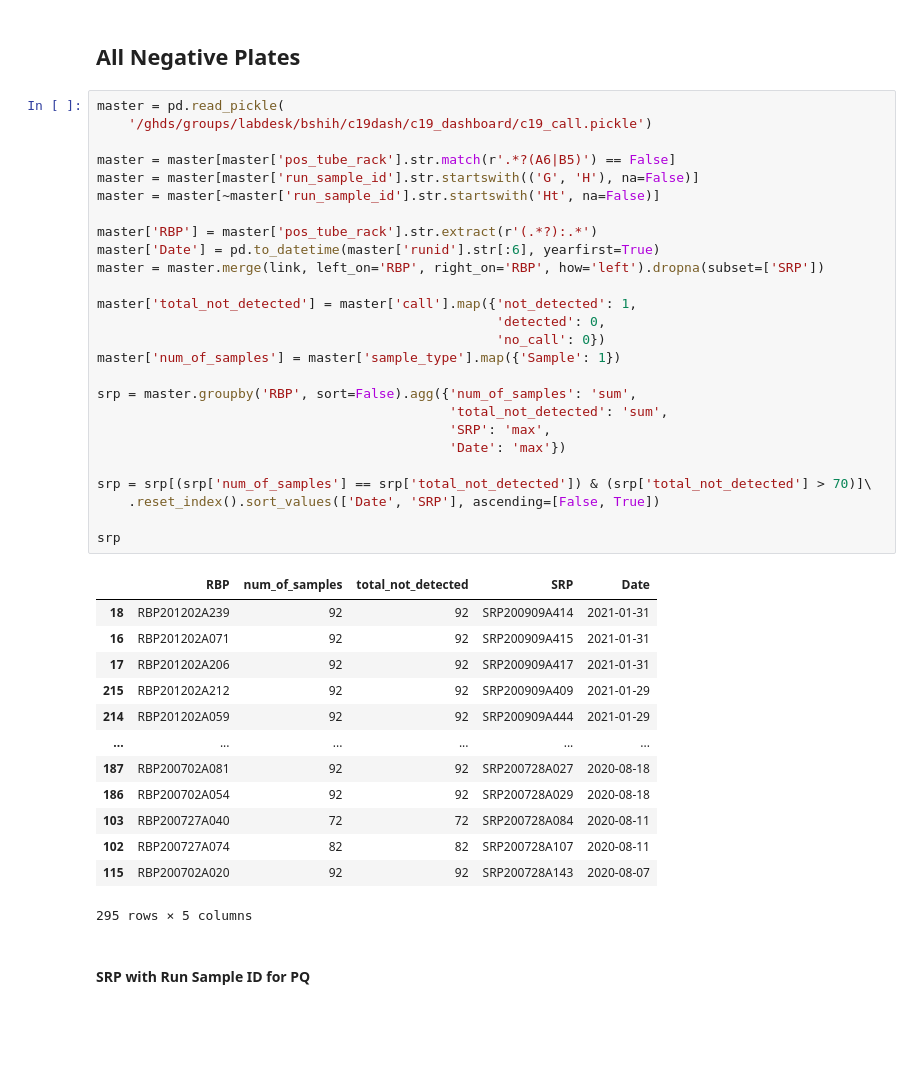
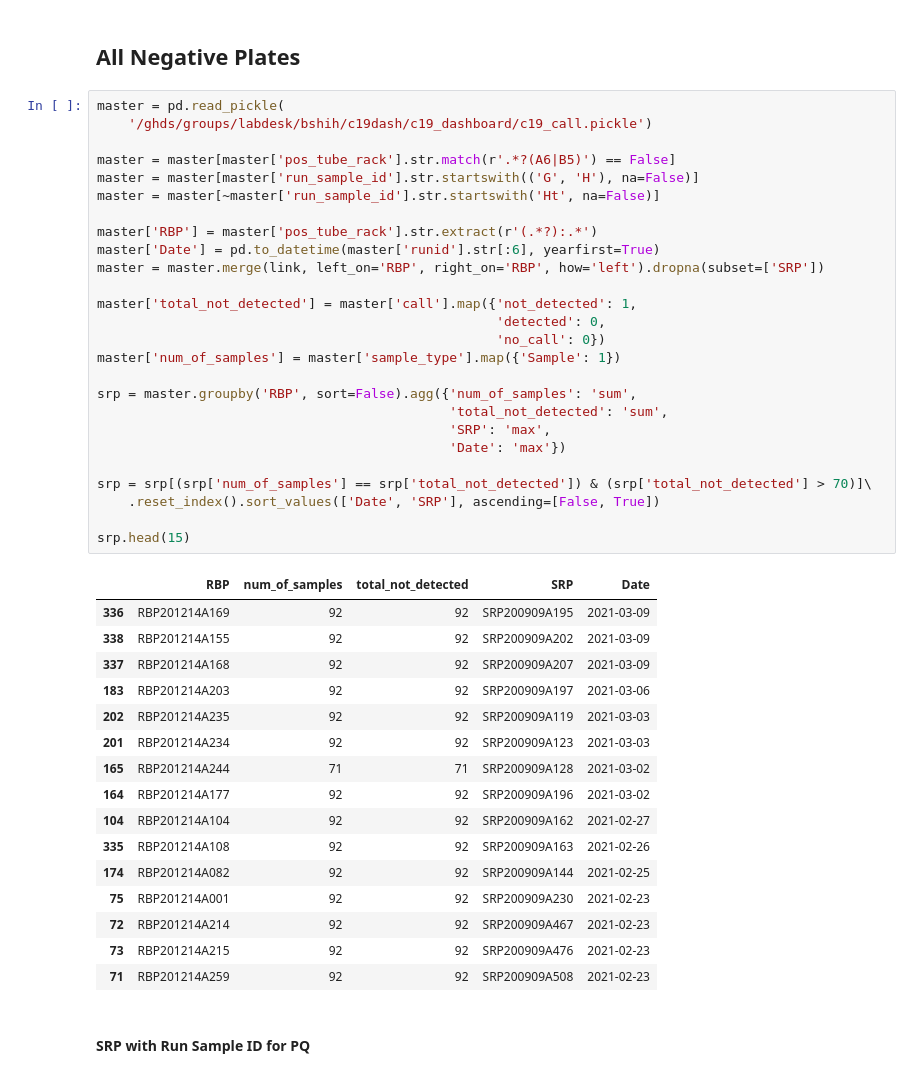
Before and after one commit to gh-bshih/g19_analysis, a Jupyter notebook: neg_clinical_matrix.ipynb, the cells around one changed output. Drawn from its saved outputs; the diff is of its cells as text; blank space fills up the shorter version.

```diff
--- a/neg_clinical_matrix.ipynb
+++ b/neg_clinical_matrix.ipynb
@@ -50,43 +52,46 @@ link = pd.DataFrame(rbp_srp, columns=['RBP', 'SRP']).dropna().drop_duplicates()
 # %%
 master = pd.read_pickle(
     '/ghds/groups/labdesk/bshih/c19dash/c19_dashboard/c19_call.pickle')
 
 master = master[master['pos_tube_rack'].str.match(r'.*?(A6|B5)') == False]
 master = master[master['run_sample_id'].str.startswith(('G', 'H'), na=False)]
 master = master[~master['run_sample_id'].str.startswith('Ht', na=False)]
 
 master['RBP'] = master['pos_tube_rack'].str.extract(r'(.*?):.*')
 master['Date'] = pd.to_datetime(master['runid'].str[:6], yearfirst=True)
 master = master.merge(link, left_on='RBP', right_on='RBP', how='left').dropna(subset=['SRP'])
 
 master['total_not_detected'] = master['call'].map({'not_detected': 1,
                                                    'detected': 0,
                                                    'no_call': 0})
 master['num_of_samples'] = master['sample_type'].map({'Sample': 1})
 
 srp = master.groupby('RBP', sort=False).agg({'num_of_samples': 'sum',
                                              'total_not_detected': 'sum',
                                              'SRP': 'max',
                                              'Date': 'max'})
 
 srp = srp[(srp['num_of_samples'] == srp['total_not_detected']) & (srp['total_not_detected'] > 70)]\
     .reset_index().sort_values(['Date', 'SRP'], ascending=[False, True])
 
-srp
+srp.head(15)
 # %% [output]
 |  | RBP | num_of_samples | total_not_detected | SRP | Date |
-| 18 | RBP201202A239 | 92 | 92 | SRP200909A414 | 2021-01-31 |
-| 16 | RBP201202A071 | 92 | 92 | SRP200909A415 | 2021-01-31 |
-| 17 | RBP201202A206 | 92 | 92 | SRP200909A417 | 2021-01-31 |
-| 215 | RBP201202A212 | 92 | 92 | SRP200909A409 | 2021-01-29 |
-| 214 | RBP201202A059 | 92 | 92 | SRP200909A444 | 2021-01-29 |
-| ... | ... | ... | ... | ... | ... |
-| 187 | RBP200702A081 | 92 | 92 | SRP200728A027 | 2020-08-18 |
-| 186 | RBP200702A054 | 92 | 92 | SRP200728A029 | 2020-08-18 |
-| 103 | RBP200727A040 | 72 | 72 | SRP200728A084 | 2020-08-11 |
-| 102 | RBP200727A074 | 82 | 82 | SRP200728A107 | 2020-08-11 |
-| 115 | RBP200702A020 | 92 | 92 | SRP200728A143 | 2020-08-07 |
+| 336 | RBP201214A169 | 92 | 92 | SRP200909A195 | 2021-03-09 |
+| 338 | RBP201214A155 | 92 | 92 | SRP200909A202 | 2021-03-09 |
+| 337 | RBP201214A168 | 92 | 92 | SRP200909A207 | 2021-03-09 |
+| 183 | RBP201214A203 | 92 | 92 | SRP200909A197 | 2021-03-06 |
+| 202 | RBP201214A235 | 92 | 92 | SRP200909A119 | 2021-03-03 |
+| 201 | RBP201214A234 | 92 | 92 | SRP200909A123 | 2021-03-03 |
+| 165 | RBP201214A244 | 71 | 71 | SRP200909A128 | 2021-03-02 |
+| 164 | RBP201214A177 | 92 | 92 | SRP200909A196 | 2021-03-02 |
+| 104 | RBP201214A104 | 92 | 92 | SRP200909A162 | 2021-02-27 |
+| 335 | RBP201214A108 | 92 | 92 | SRP200909A163 | 2021-02-26 |
+| 174 | RBP201214A082 | 92 | 92 | SRP200909A144 | 2021-02-25 |
+| 75 | RBP201214A001 | 92 | 92 | SRP200909A230 | 2021-02-23 |
+| 72 | RBP201214A214 | 92 | 92 | SRP200909A467 | 2021-02-23 |
+| 73 | RBP201214A215 | 92 | 92 | SRP200909A476 | 2021-02-23 |
+| 71 | RBP201214A259 | 92 | 92 | SRP200909A508 | 2021-02-23 |
-295 rows × 5 columns
 # %% [markdown]
 #### SRP with Run Sample ID for PQ
 # %%
```
Also changed, not shown: parts of 12 cells of this notebook, 4 other files.
